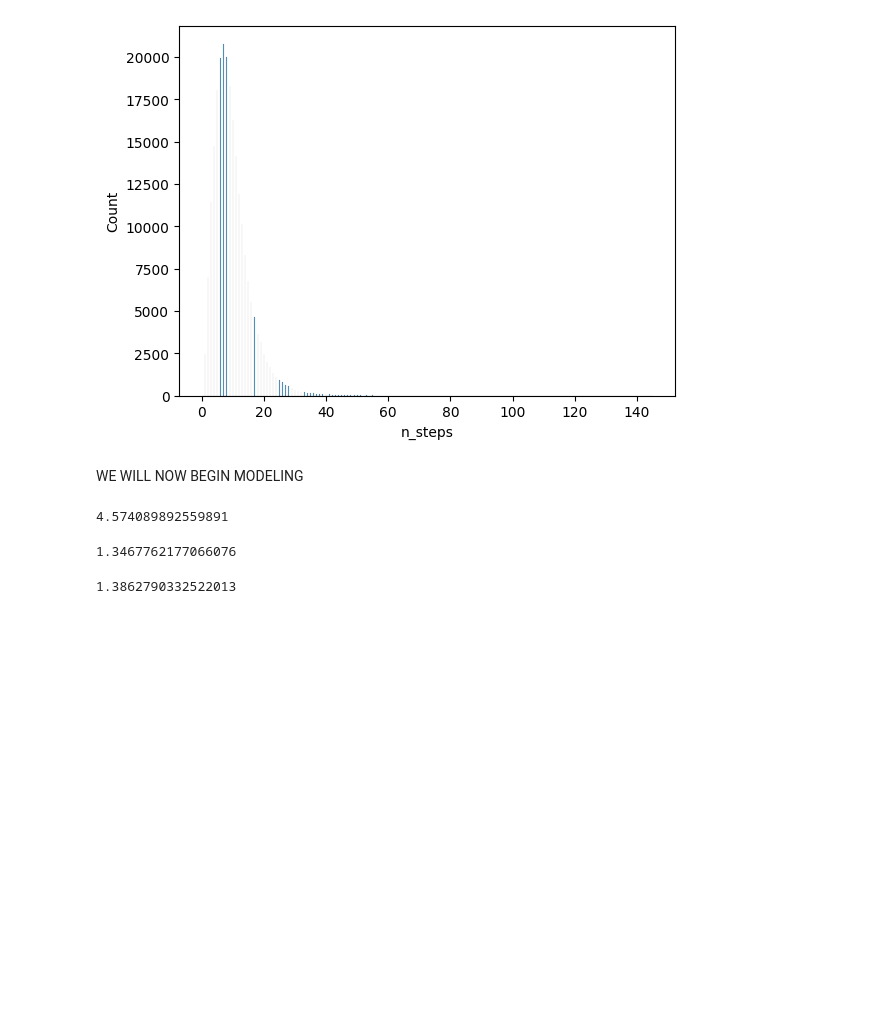
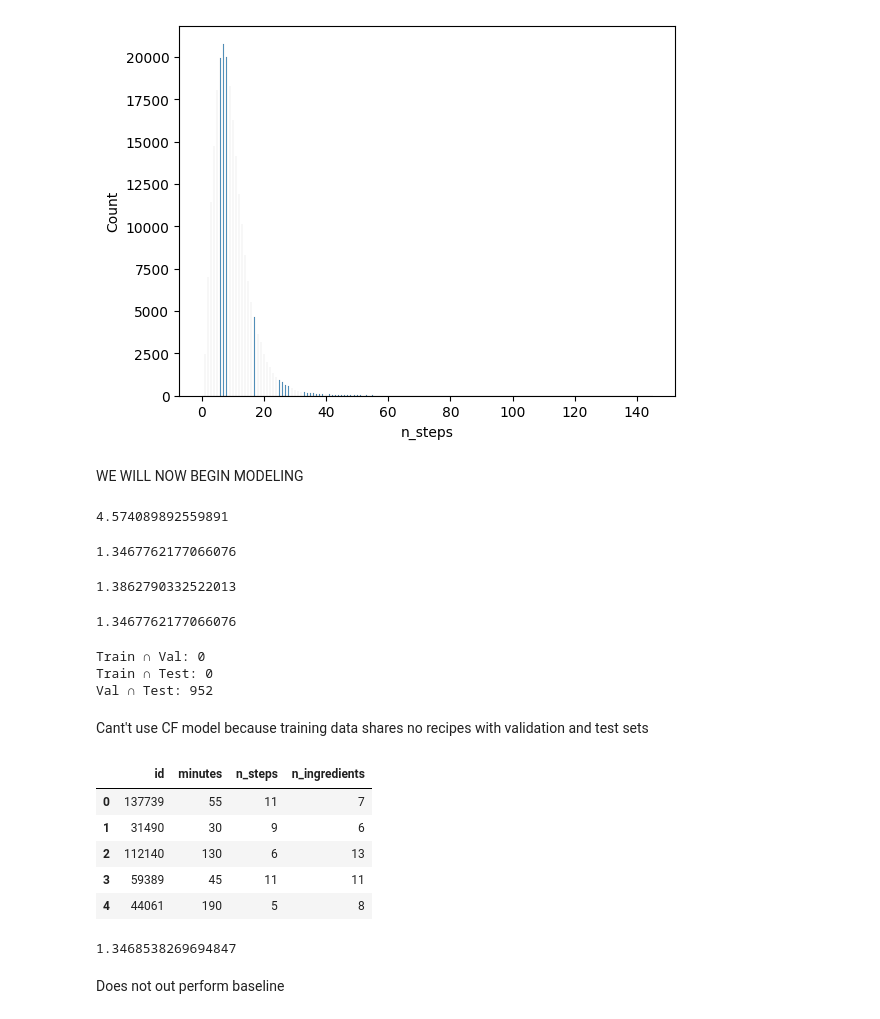
Before and after one commit to KrisDcosta/recipe-recommender-system, a Jupyter notebook: assignment2.ipynb, the cells around one changed output. Saved outputs shown, nothing was run; the diff lists cells and outputs as text; code cells hidden in the pictures; blank space fills up the shorter version.

Commit message:
regression and tf-idf

```diff
--- a/assignment2.ipynb
+++ b/assignment2.ipynb
@@ -254,0 +337,19 @@ rmse_test
+# %%
+rmse_val = mse(df_validation['rating'], preds, squared=False)
+rmse_val
+# %% [output]
+1.3467762177066076
+# %%
+train_recipes = set(df_training['recipe_id'])
+val_recipes   = set(df_validation['recipe_id'])
+test_recipes  = set(df_test['recipe_id'])
+
+print("Train ∩ Val:", len(train_recipes & val_recipes))
+print("Train ∩ Test:", len(train_recipes & test_recipes))
+print("Val ∩ Test:", len(val_recipes & test_recipes))
+# %% [output]
+Train ∩ Val: 0
+Train ∩ Test: 0
+Val ∩ Test: 952
+# %% [markdown]
+Cant't use CF model because training data shares no recipes with validation and test sets
@@ -254,0 +358,16 @@ rmse_test
+# %%
+recipe_features = df_raw_recipes[['id', 'minutes', 'n_steps', 'n_ingredients']].copy()
+
+# Fill missing or weird values
+recipe_features['minutes'] = recipe_features['minutes'].fillna(recipe_features['minutes'].median())
+recipe_features['n_steps'] = recipe_features['n_steps'].fillna(0)
+recipe_features['n_ingredients'] = recipe_features['n_ingredients'].fillna(0)
+
+recipe_features.head()
+# %% [output]
+|  | id | minutes | n_steps | n_ingredients |
+| 0 | 137739 | 55 | 11 | 7 |
+| 1 | 31490 | 30 | 9 | 6 |
+| 2 | 112140 | 130 | 6 | 13 |
+| 3 | 59389 | 45 | 11 | 11 |
+| 4 | 44061 | 190 | 5 | 8 |
@@ -254,0 +386,13 @@ rmse_test
+# %%
+from sklearn.linear_model import LinearRegression
+
+model = LinearRegression()
+model.fit(X_train, y_train)
+
+pred_val = model.predict(X_val)
+rmse_val = mse(y_val, pred_val, squared=False)
+rmse_val
+# %% [output]
+1.3468538269694847
+# %% [markdown]
+Does not out perform baseline
```
Also changed, not shown: parts of 18 cells of this notebook.
